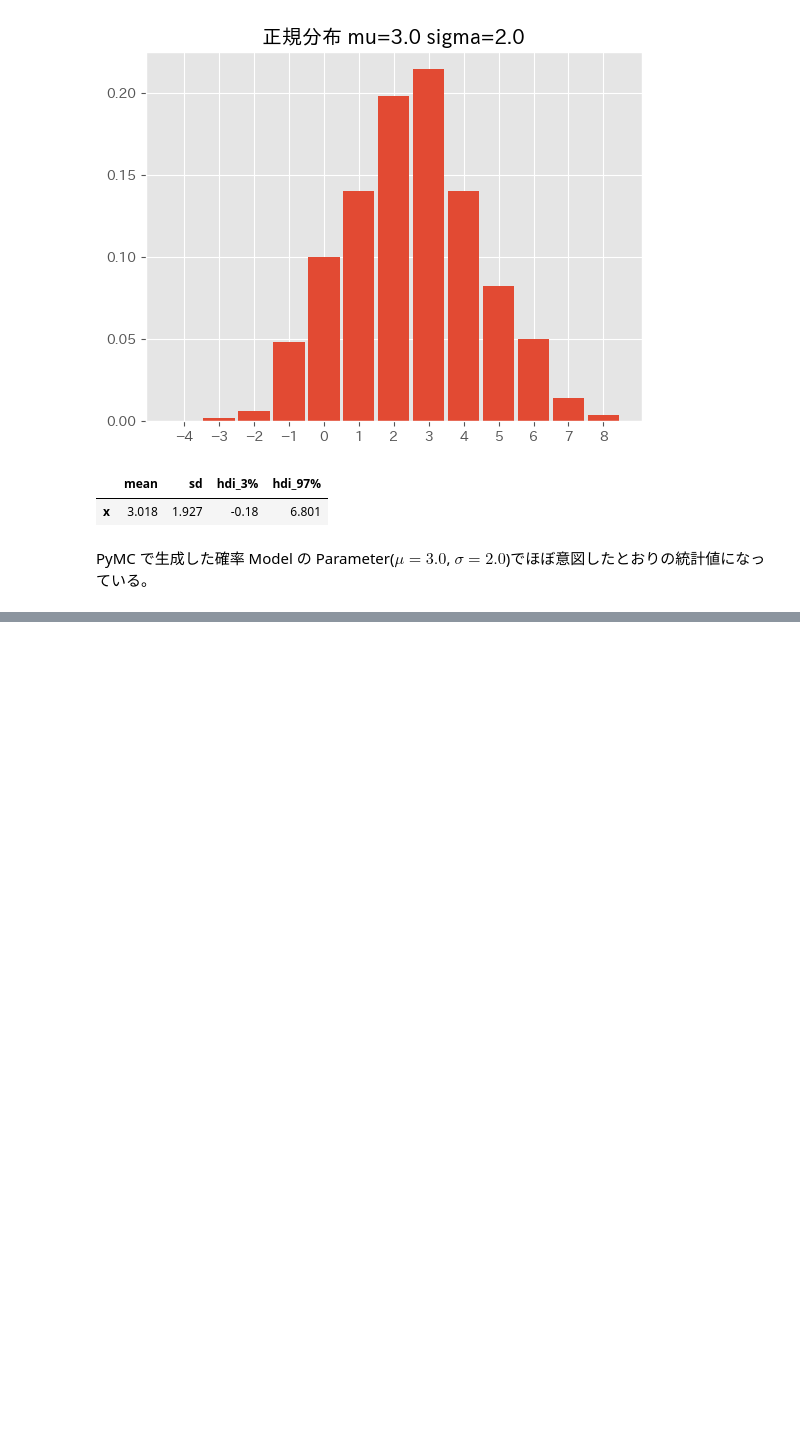
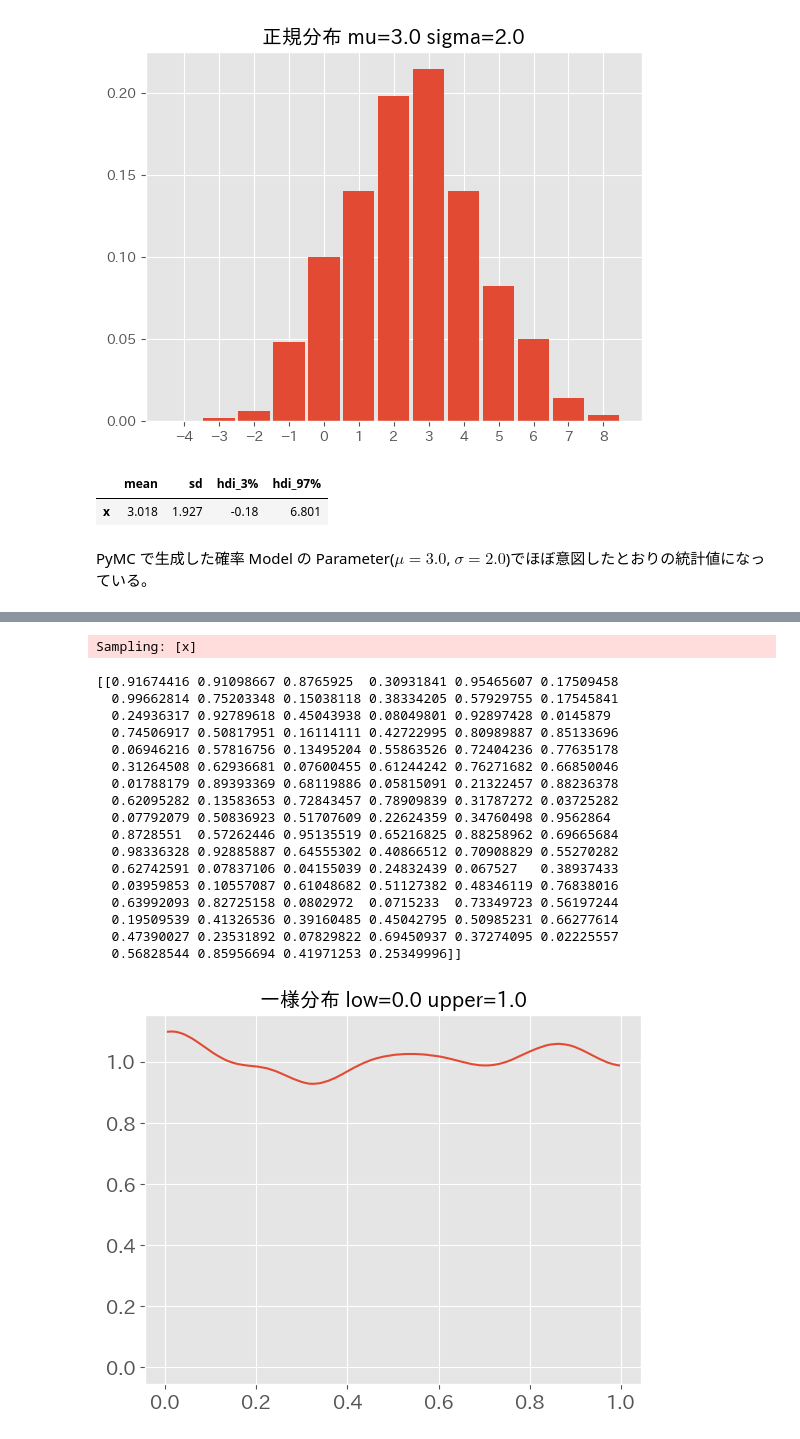
Before and after one commit to 1024xx4/py_bayes_intro, a Jupyter notebook: notebook.ipynb, the cells around one changed output, grey strips where cells are left out. Saved outputs shown, nothing was run; the diff lists cells and outputs as text; code cells hidden in the pictures; blank space fills up the shorter version.

Commit message:
Feat: 一様分布（pm.Uniform Class）を表現する

```diff
--- a/notebook.ipynb
+++ b/notebook.ipynb
@@ -566,0 +582,46 @@ PyMC で生成した確率 Model の Parameter($\mu = 3.0$, $\sigma=2.0$)でほ
+# %%
+# 一様分布の確率 Model 定義
+
+# Parameter
+lower = 0.0
+upper = 1.0
+
+model_uniform = pm.Model()
+with model_uniform:
+    # pm.Uniform: 一様分布
+    # lower: 下限値
+    # upper: 上限値
+    x = pm.Uniform('x', lower=lower, upper=upper)
+# %%
+# 一様分布の sampling と結果分析
+with model_uniform:
+    prior_samples_uniform = pm.sample_prior_predictive(random_seed=42)
+
+# Sample値抽出
+x_samples_uniform = prior_samples_uniform['prior']['x'].values
+print(x_samples_uniform[:, :100])
+
+# Sampling結果の可視化
+ax = az.plot_dist(x_samples_uniform)
+ax.set_title(f'一様分布 low={lower} upper={upper}')
+plt.show()
+# %% [output]
+Sampling: [x]
+[[0.91674416 0.91098667 0.8765925  0.30931841 0.95465607 0.17509458
+  0.99662814 0.75203348 0.15038118 0.38334205 0.57929755 0.17545841
+  0.24936317 0.92789618 0.45043938 0.08049801 0.92897428 0.0145879
+  0.74506917 0.50817951 0.16114111 0.42722995 0.80989887 0.85133696
+  0.06946216 0.57816756 0.13495204 0.55863526 0.72404236 0.77635178
+  0.31264508 0.62936681 0.07600455 0.61244242 0.76271682 0.66850046
+  0.01788179 0.89393369 0.68119886 0.05815091 0.21322457 0.88236378
+  0.62095282 0.13583653 0.72843457 0.78909839 0.31787272 0.03725282
+  0.07792079 0.50836923 0.51707609 0.22624359 0.34760498 0.9562864
+  0.8728551  0.57262446 0.95135519 0.65216825 0.88258962 0.69665684
+  0.98336328 0.92885887 0.64555302 0.40866512 0.70908829 0.55270282
+  0.62742591 0.07837106 0.04155039 0.24832439 0.067527   0.38937433
+  0.03959853 0.10557087 0.61048682 0.51127382 0.48346119 0.76838016
+  0.63992093 0.82725158 0.0802972  0.0715233  0.73349723 0.56197244
+  0.19509539 0.41326536 0.39160485 0.45042795 0.50985231 0.66277614
+  0.47390027 0.23531892 0.07829822 0.69450937 0.37274095 0.02225557
+  0.56828544 0.85956694 0.41971253 0.25349996]]
+[figure, added]
```
Also changed, not shown: parts of 8 cells of this notebook.
